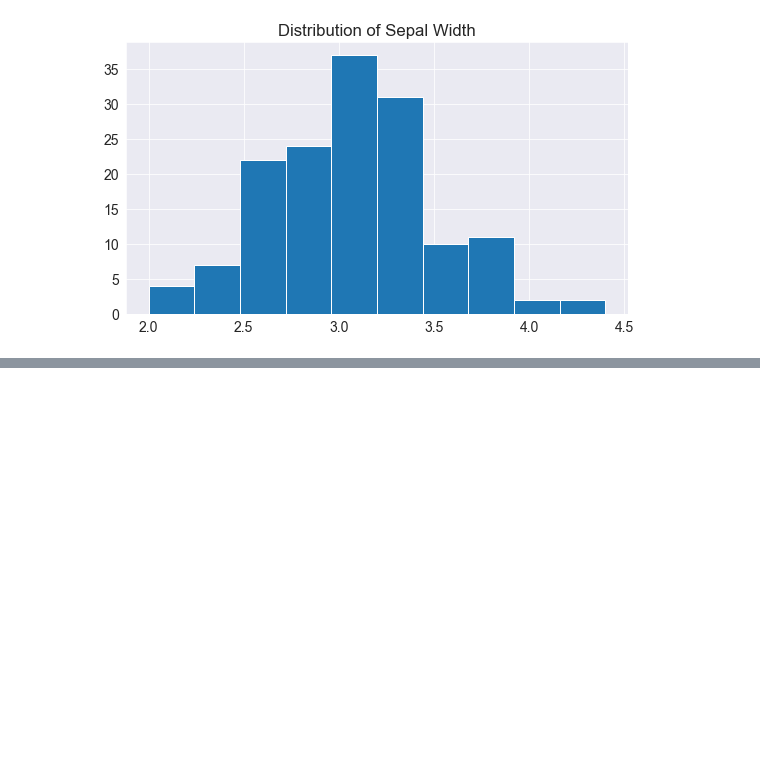
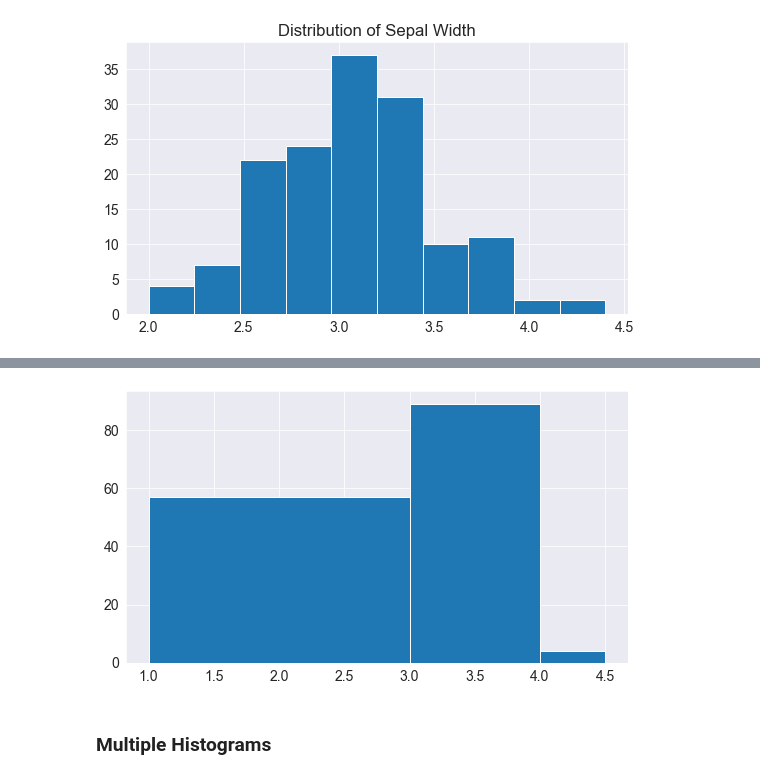
Before and after one commit to code-lucidal58/python_for_data_analysis, a Jupyter notebook: zero_to_pandas/lecture-5-matplotlib-data-visualization.ipynb, the cells around one changed output, grey strips where cells are left out. Saved outputs shown, nothing was run; the diff lists cells and outputs as text; code cells hidden in the pictures; blank space fills up the shorter version.

```diff
--- a/zero_to_pandas/lecture-5-matplotlib-data-visualization.ipynb
+++ b/zero_to_pandas/lecture-5-matplotlib-data-visualization.ipynb
@@ -300,0 +316,7 @@ Here, it can be deduced that more than 35 records for sepal width are in the ran
+# %%
+# Specifying the boundaries for each bin, unequal size
+plt.hist(flowers_df.sepal_width, bins=[1,3,4,4.5]);
+# %% [output]
+[figure, added]
+# %% [markdown]
+### Multiple Histograms
```
Also changed, not shown: parts of 4 cells of this notebook, 1 other file.
